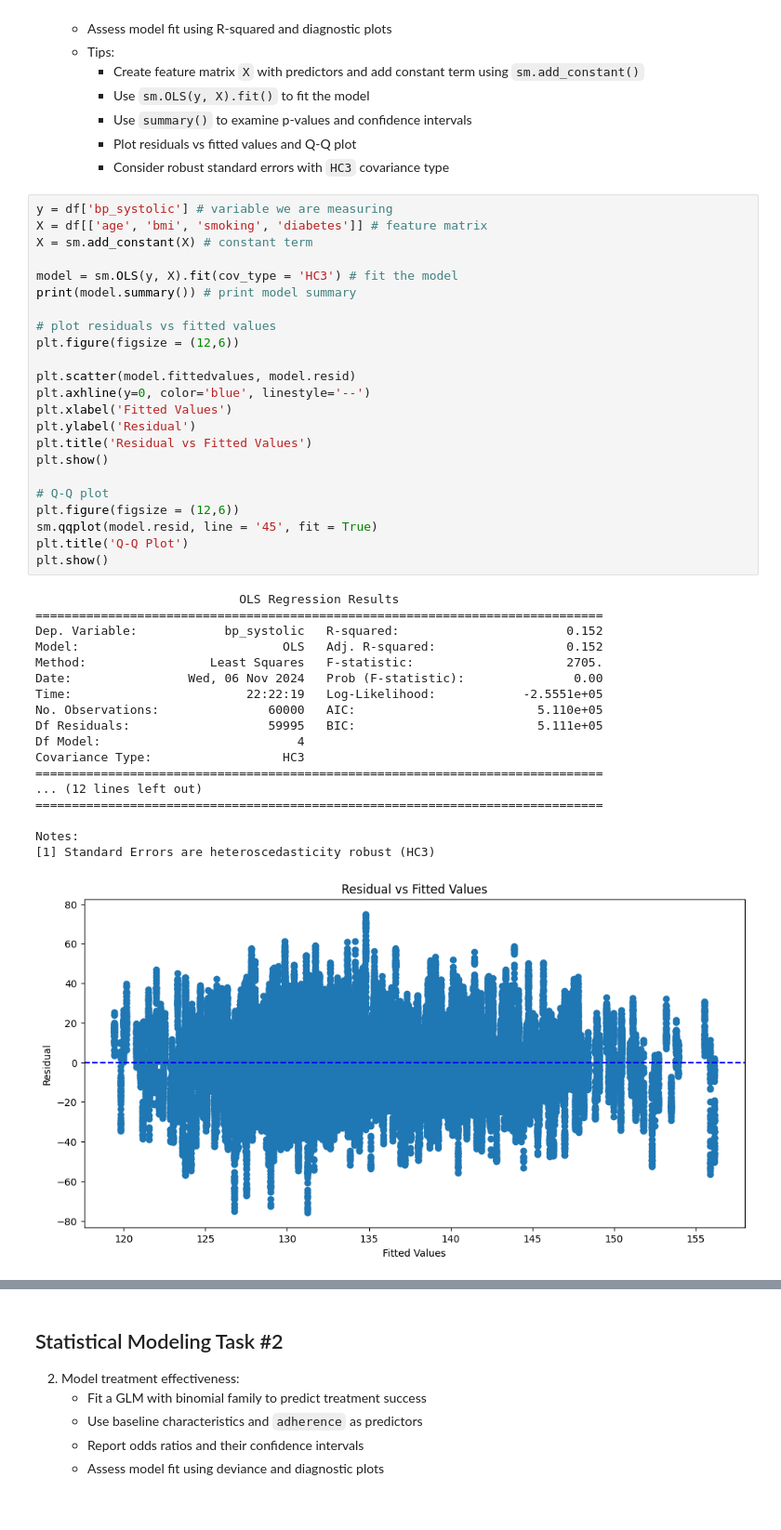
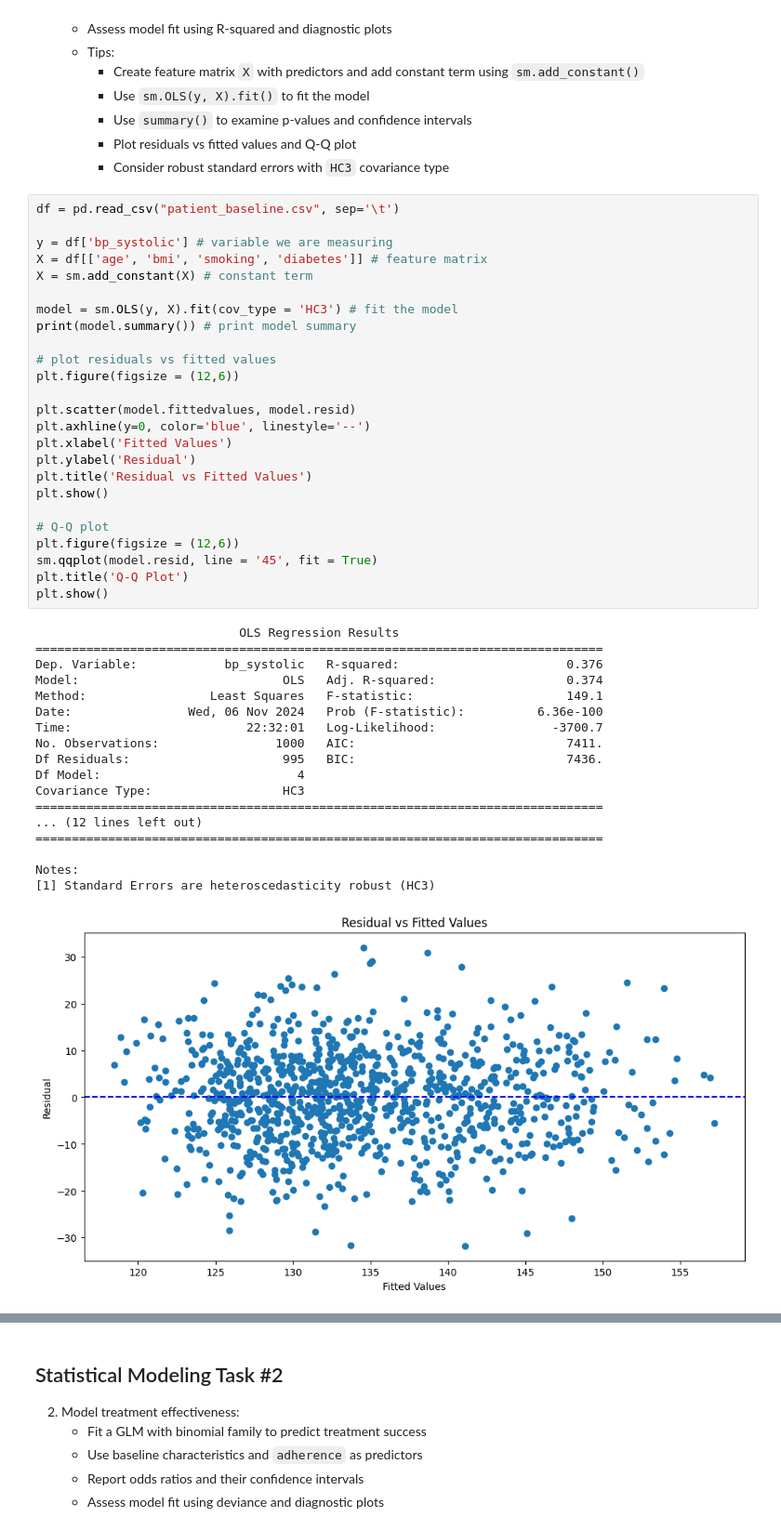
Before and after one commit to UCSF-DataSci/08-time-stats-and-ml-anagasuri, a Jupyter notebook: modeling.ipynb, the cells around one changed output, grey strips where cells are left out. Shown: that part at 93% size. Drawn from its saved outputs; the diff is of its cells as text.

```diff
--- a/modeling.ipynb
+++ b/modeling.ipynb
@@ -75,45 +77,47 @@ plt.plot(movingAvg3, label = '3 Month Moving Average Trend', linestyle = '-')
      - Plot residuals vs fitted values and Q-Q plot
      - Consider robust standard errors with `HC3` covariance type
 # %%
+df = pd.read_csv("patient_baseline.csv", sep='\t')
+
 y = df['bp_systolic'] # variable we are measuring
 X = df[['age', 'bmi', 'smoking', 'diabetes']] # feature matrix
 X = sm.add_constant(X) # constant term
 
 model = sm.OLS(y, X).fit(cov_type = 'HC3') # fit the model
 print(model.summary()) # print model summary
 
 # plot residuals vs fitted values
 plt.figure(figsize = (12,6))
 
 plt.scatter(model.fittedvalues, model.resid)
 plt.axhline(y=0, color='blue', linestyle='--')
 plt.xlabel('Fitted Values')
 plt.ylabel('Residual')
 plt.title('Residual vs Fitted Values')
 plt.show()
 
 # Q-Q plot
 plt.figure(figsize = (12,6))
 sm.qqplot(model.resid, line = '45', fit = True)
 plt.title('Q-Q Plot')
 plt.show()
 # %% [output]
                             OLS Regression Results
 ==============================================================================
-Dep. Variable:            bp_systolic   R-squared:                       0.152
-Model:                            OLS   Adj. R-squared:                  0.152
-Method:                 Least Squares   F-statistic:                     2705.
-Date:                Wed, 06 Nov 2024   Prob (F-statistic):               0.00
-Time:                        22:22:19   Log-Likelihood:            -2.5551e+05
-No. Observations:               60000   AIC:                         5.110e+05
-Df Residuals:                   59995   BIC:                         5.111e+05
+Dep. Variable:            bp_systolic   R-squared:                       0.376
+Model:                            OLS   Adj. R-squared:                  0.374
+Method:                 Least Squares   F-statistic:                     149.1
+Date:                Wed, 06 Nov 2024   Prob (F-statistic):          6.36e-100
+Time:                        22:32:01   Log-Likelihood:                -3700.7
+No. Observations:                1000   AIC:                             7411.
+Df Residuals:                     995   BIC:                             7436.
 Df Model:                           4
 Covariance Type:                  HC3
 ==============================================================================
 ... (12 lines left out)
 ==============================================================================
 
 Notes:
 [1] Standard Errors are heteroscedasticity robust (HC3)
-[figure, old version]
+[figure, new version]
 <Figure size 1200x600 with 0 Axes>
```
Also changed, not shown: parts of 4 cells of this notebook.
